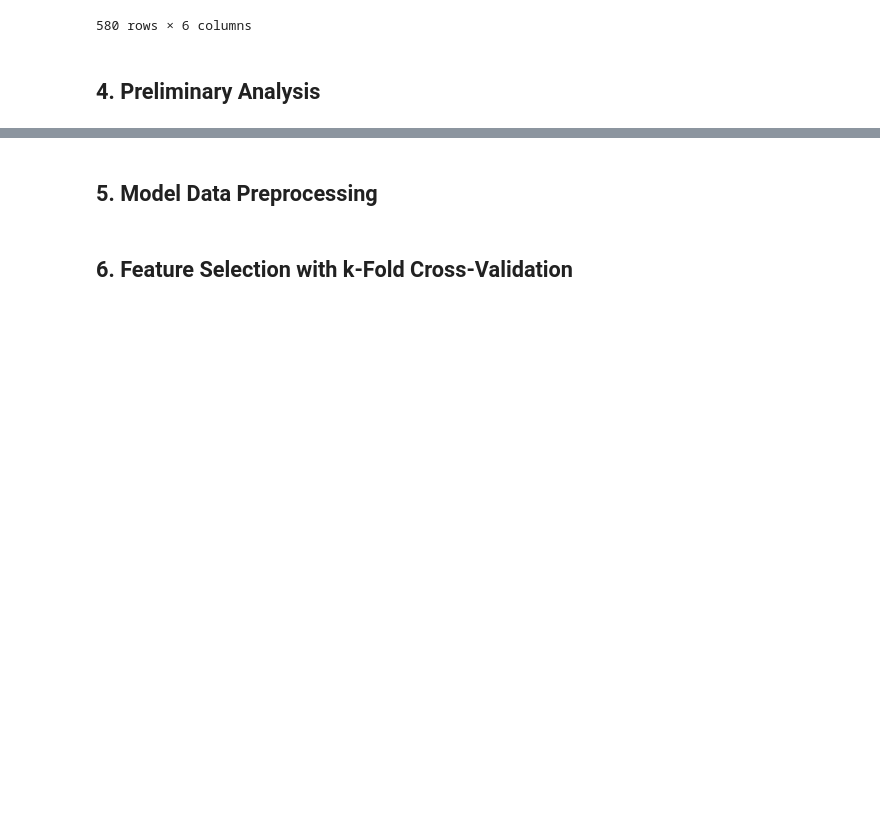
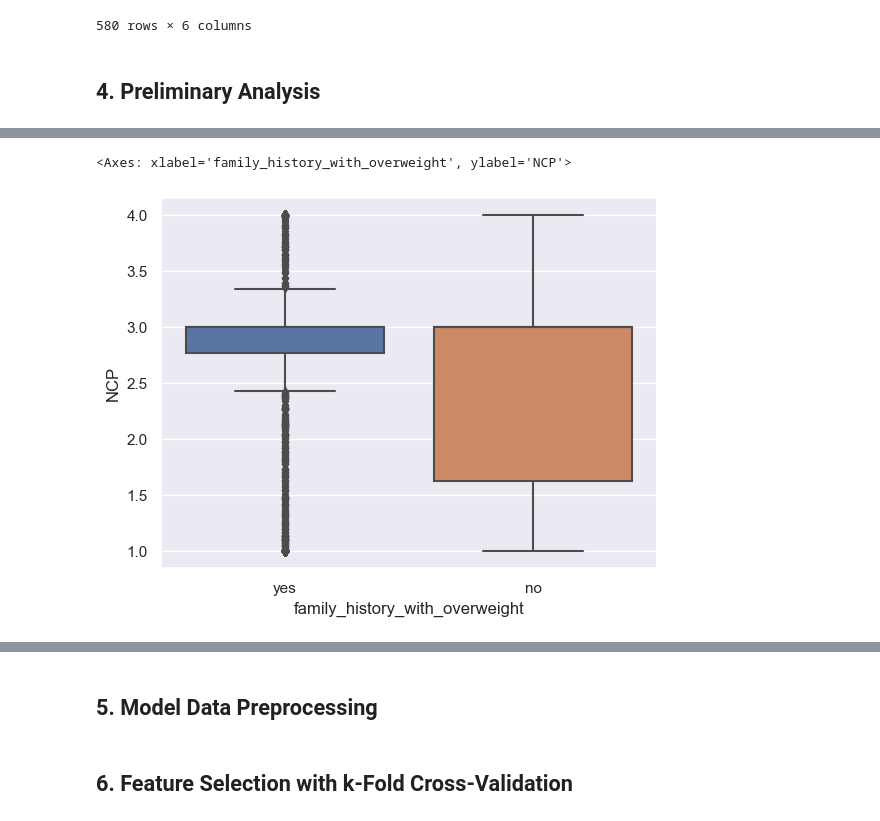
Before and after one commit to tuonganhdo/obesity-predictive-analysis, a Jupyter notebook: Final_Project_Idunnuoluwa_Akinola_Zach_Goldstein_Anh_Do.ipynb, the cells around one changed output, grey strips where cells are left out. Saved outputs shown, nothing was run; the diff lists cells and outputs as text; code cells hidden in the pictures; blank space fills up the shorter version.

```diff
--- a/Final_Project_Idunnuoluwa_Akinola_Zach_Goldstein_Anh_Do.ipynb
+++ b/Final_Project_Idunnuoluwa_Akinola_Zach_Goldstein_Anh_Do.ipynb
@@ -173,0 +200,6 @@ df.iloc[list(outliers)]
+# %%
+# NCP - Number of main meals
+sns.boxplot(data=df, x=RESPONSE_VAR, y='NCP')
+# %% [output]
+<Axes: xlabel='family_history_with_overweight', ylabel='NCP'>
+[figure, added]
```
Also changed, not shown: parts of 26 cells of this notebook, 1 other file.
